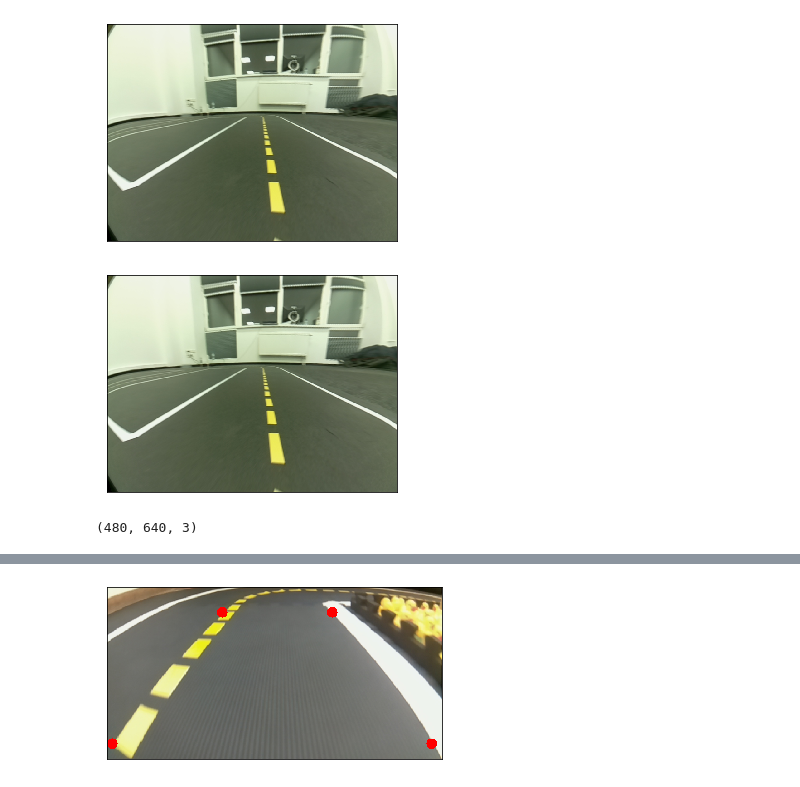
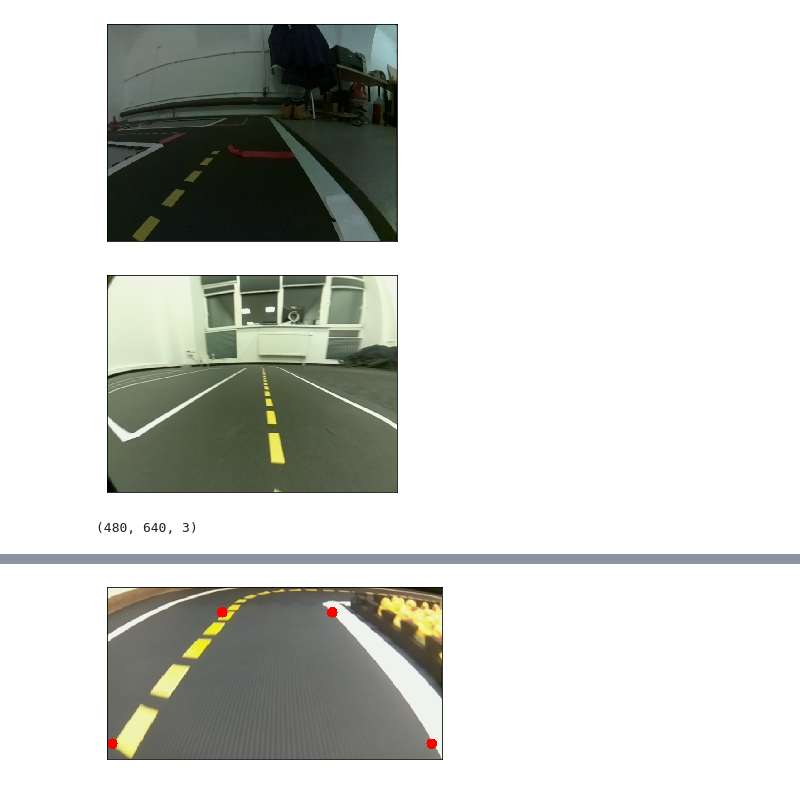
Before and after one commit to Laboratory-of-Embodied-Intelligence/line-detector, a Jupyter notebook: jupyter/main.ipynb, the cells around one changed output, grey strips where cells are left out. Saved outputs shown, nothing was run; the diff lists cells and outputs as text; code cells hidden in the pictures.

```diff
--- a/jupyter/main.ipynb
+++ b/jupyter/main.ipynb
@@ -8,20 +8,20 @@ from skimage import transform as tf
 # %%
 def imShow(img):
     plt.imshow(img, cmap="gray")
     plt.xticks([]), plt.yticks([])
     plt.show()
 
-road = cv2.imread("jb_2.png")
+road = cv2.imread("images_from_itmo/image2.png")
 jb   = cv2.imread("jb_2.png")
 jb   = cv2.resize(jb, (640, 480))
 jb   = cv2.cvtColor(jb, cv2.COLOR_BGR2RGB)
 road = cv2.resize(road, (640, 480))
 road = cv2.cvtColor(road, cv2.COLOR_BGR2RGB)
 imShow(road)
 imShow(jb)
 print(road.shape)
 # %% [output]
-[figure, old version]
+[figure, new version]
 [figure]
 (480, 640, 3)
 # %%
```
Also changed, not shown: parts of 22 cells of this notebook.
